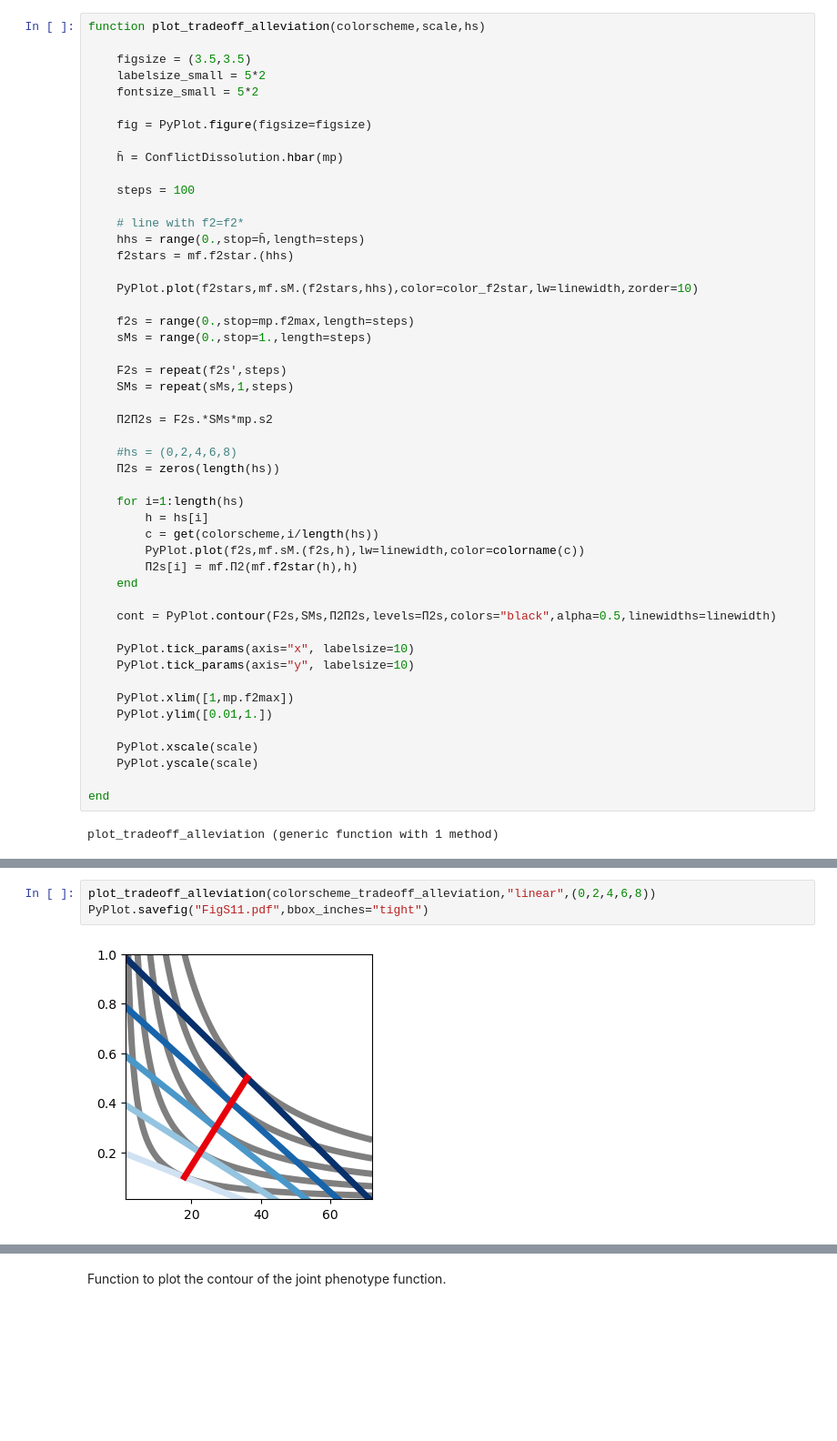
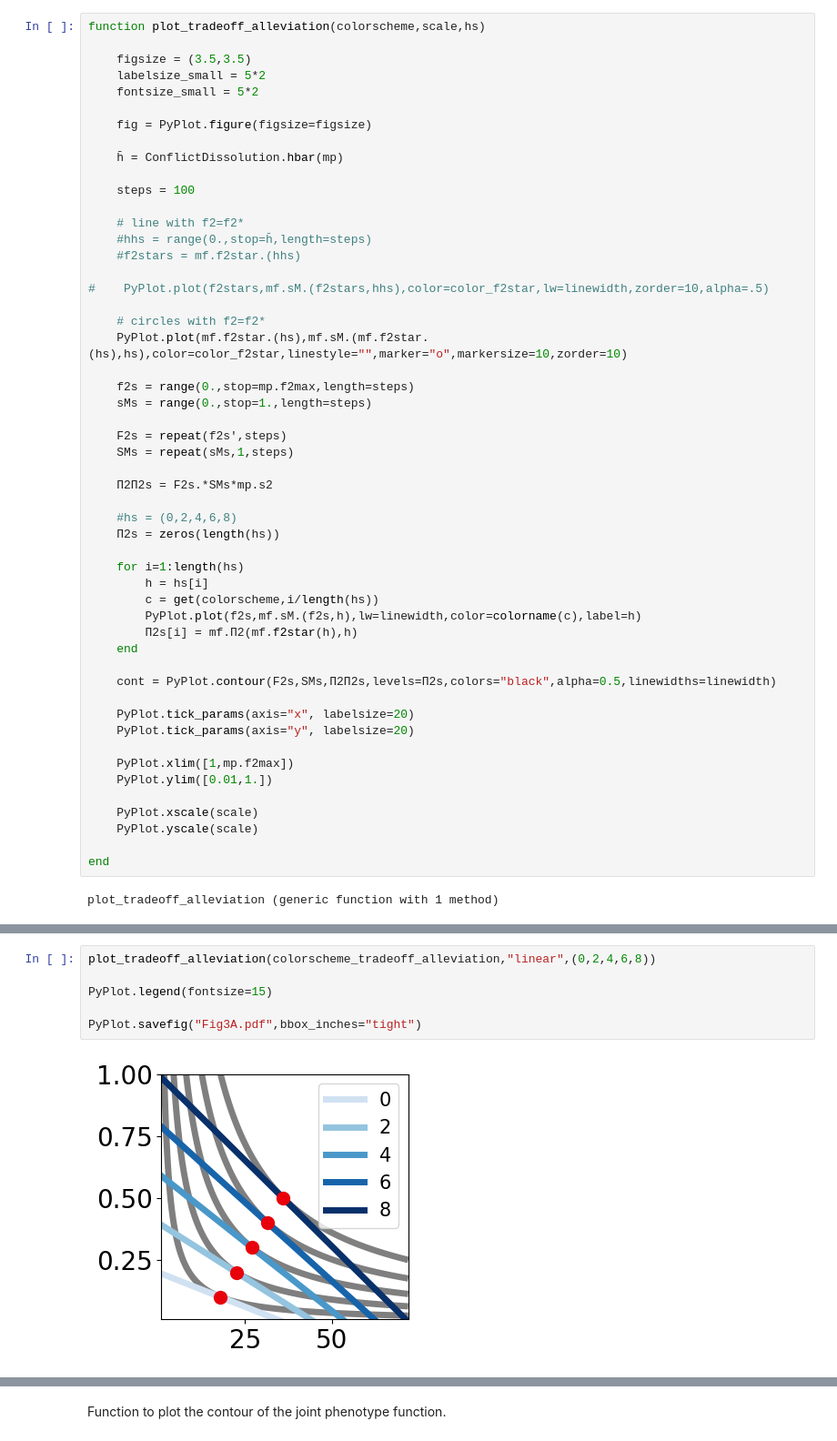
Before and after one commit to jorgeapenas/conflictdissolution, a Jupyter notebook: main_figures.ipynb, the cells around one changed output, grey strips where cells are left out. Shown at 91% size. Cells and saved outputs as stored; diff of their text form; blank space fills up the shorter version.

```diff
--- a/main_figures.ipynb
+++ b/main_figures.ipynb
@@ -100,10 +100,13 @@ function plot_tradeoff_alleviation(colorscheme,scale,hs)
     steps = 100
 
     # line with f2=f2*
-    hhs = range(0.,stop=h̄,length=steps)
-    f2stars = mf.f2star.(hhs)
+    #hhs = range(0.,stop=h̄,length=steps)
+    #f2stars = mf.f2star.(hhs)
 
-    PyPlot.plot(f2stars,mf.sM.(f2stars,hhs),color=color_f2star,lw=linewidth,zorder=10)
+#    PyPlot.plot(f2stars,mf.sM.(f2stars,hhs),color=color_f2star,lw=linewidth,zorder=10,alpha=.5)
+
+    # circles with f2=f2*
+    PyPlot.plot(mf.f2star.(hs),mf.sM.(mf.f2star.(hs),hs),color=color_f2star,linestyle="",marker="o",markersize=10,zorder=10)
 
     f2s = range(0.,stop=mp.f2max,length=steps)
     sMs = range(0.,stop=1.,length=steps)
@@ -119,14 +122,14 @@ function plot_tradeoff_alleviation(colorscheme,scale,hs)
     for i=1:length(hs)
         h = hs[i]
         c = get(colorscheme,i/length(hs))
-        PyPlot.plot(f2s,mf.sM.(f2s,h),lw=linewidth,color=colorname(c))
+        PyPlot.plot(f2s,mf.sM.(f2s,h),lw=linewidth,color=colorname(c),label=h)
         Π2s[i] = mf.Π2(mf.f2star(h),h)
     end
 
     cont = PyPlot.contour(F2s,SMs,Π2Π2s,levels=Π2s,colors="black",alpha=0.5,linewidths=linewidth)
 
-    PyPlot.tick_params(axis="x", labelsize=10)
-    PyPlot.tick_params(axis="y", labelsize=10)
+    PyPlot.tick_params(axis="x", labelsize=20)
+    PyPlot.tick_params(axis="y", labelsize=20)
 
     PyPlot.xlim([1,mp.f2max])
     PyPlot.ylim([0.01,1.])
@@ -142,6 +145,9 @@ Fig. S11 (corresponding to Fig. 3 in the main text, but in linear scale).
 # %%
 plot_tradeoff_alleviation(colorscheme_tradeoff_alleviation,"linear",(0,2,4,6,8))
-PyPlot.savefig("FigS11.pdf",bbox_inches="tight")
+
+PyPlot.legend(fontsize=15)
+
+PyPlot.savefig("Fig3A.pdf",bbox_inches="tight")
 # %% [output]
-[figure, old version]
+[figure, new version]
 # %% [markdown]
```
Also changed, not shown: parts of 96 cells of this notebook, 1 other file.
